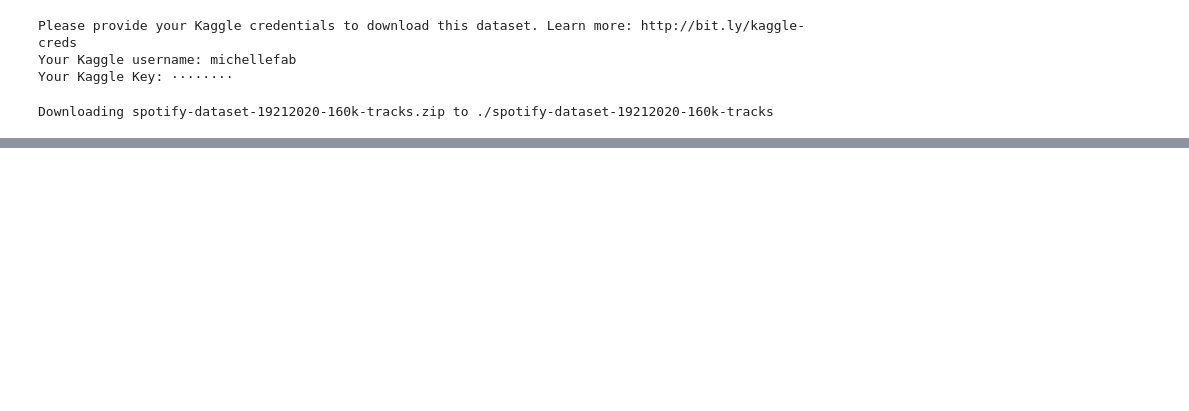
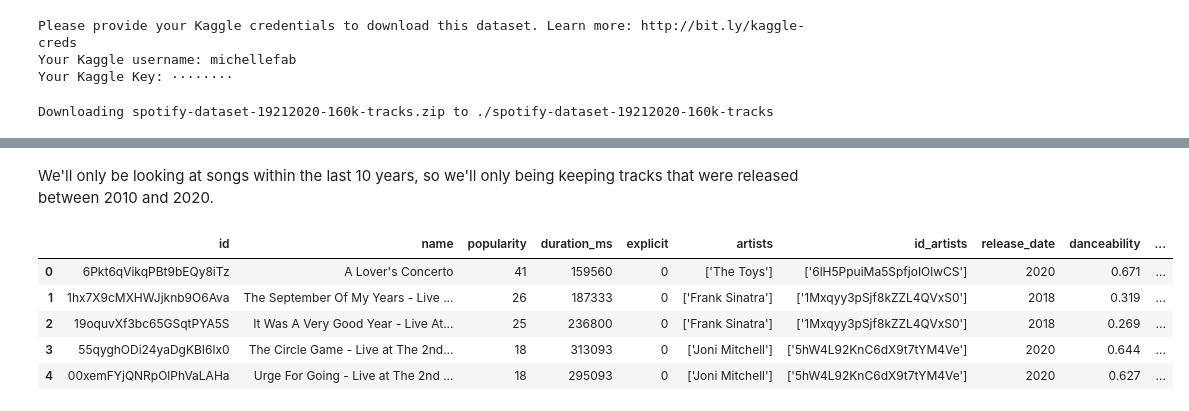
Before and after one commit to afaboro/CMSC320-FinalTutorial, a Jupyter notebook: CMSC320 - Data Science Tutorial.ipynb, the cells around one changed output, grey strips where cells are left out. Cells and saved outputs as stored; diff of their text form; code cells hidden in the pictures; blank space fills up the shorter version.

```diff
--- a/CMSC320 - Data Science Tutorial.ipynb
+++ b/CMSC320 - Data Science Tutorial.ipynb
@@ -53,0 +125,14 @@ tracks_df.head()
+# %% [markdown]
+We'll only be looking at songs within the last 10 years, so we'll only being keeping tracks that were released between 2010 and 2020.
+# %%
+tracks = tracks[tracks.release_date >= 2010]
+tracks = tracks[tracks.release_date < 2021]
+tracks = tracks.reset_index(drop=True)
+tracks.head()
+# %% [output]
+|  | id | name | popularity | duration_ms | explicit | artists | id_artists | release_date | danceability | ... |
+| 0 | 6Pkt6qVikqPBt9bEQy8iTz | A Lover's Concerto | 41 | 159560 | 0 | ['The Toys'] | ['6lH5PpuiMa5SpfjoIOlwCS'] | 2020 | 0.671 | ... |
+| 1 | 1hx7X9cMXHWJjknb9O6Ava | The September Of My Years - Live ... | 26 | 187333 | 0 | ['Frank Sinatra'] | ['1Mxqyy3pSjf8kZZL4QVxS0'] | 2018 | 0.319 | ... |
+| 2 | 19oquvXf3bc65GSqtPYA5S | It Was A Very Good Year - Live At... | 25 | 236800 | 0 | ['Frank Sinatra'] | ['1Mxqyy3pSjf8kZZL4QVxS0'] | 2018 | 0.269 | ... |
+| 3 | 55qyghODi24yaDgKBI6lx0 | The Circle Game - Live at The 2nd... | 18 | 313093 | 0 | ['Joni Mitchell'] | ['5hW4L92KnC6dX9t7tYM4Ve'] | 2020 | 0.644 | ... |
+| 4 | 00xemFYjQNRpOlPhVaLAHa | Urge For Going - Live at The 2nd ... | 18 | 295093 | 0 | ['Joni Mitchell'] | ['5hW4L92KnC6dX9t7tYM4Ve'] | 2020 | 0.627 | ... |
```
Also changed, not shown: parts of 12 cells of this notebook.
